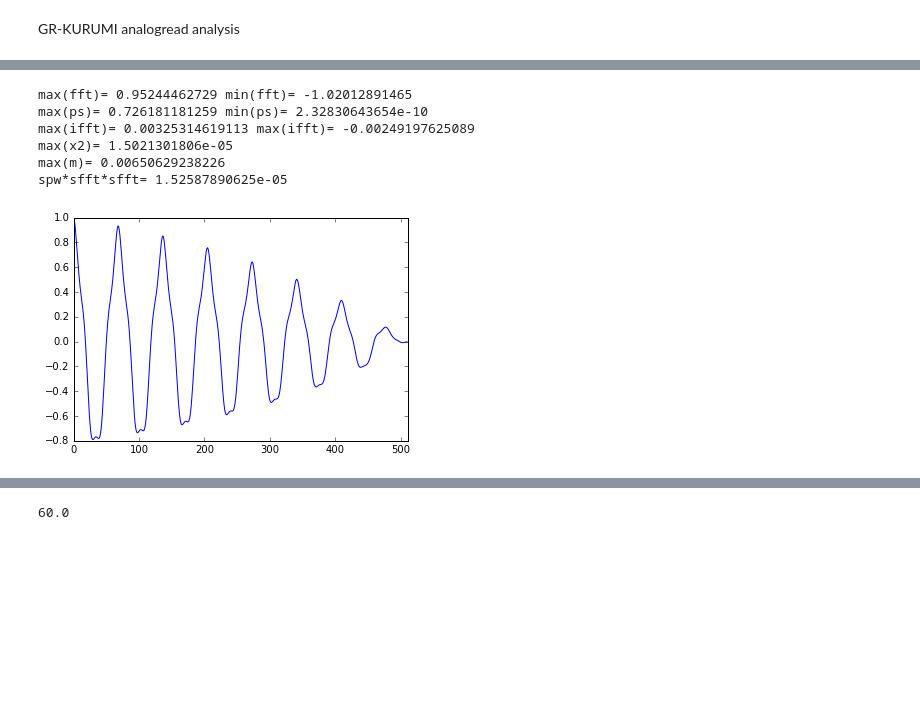
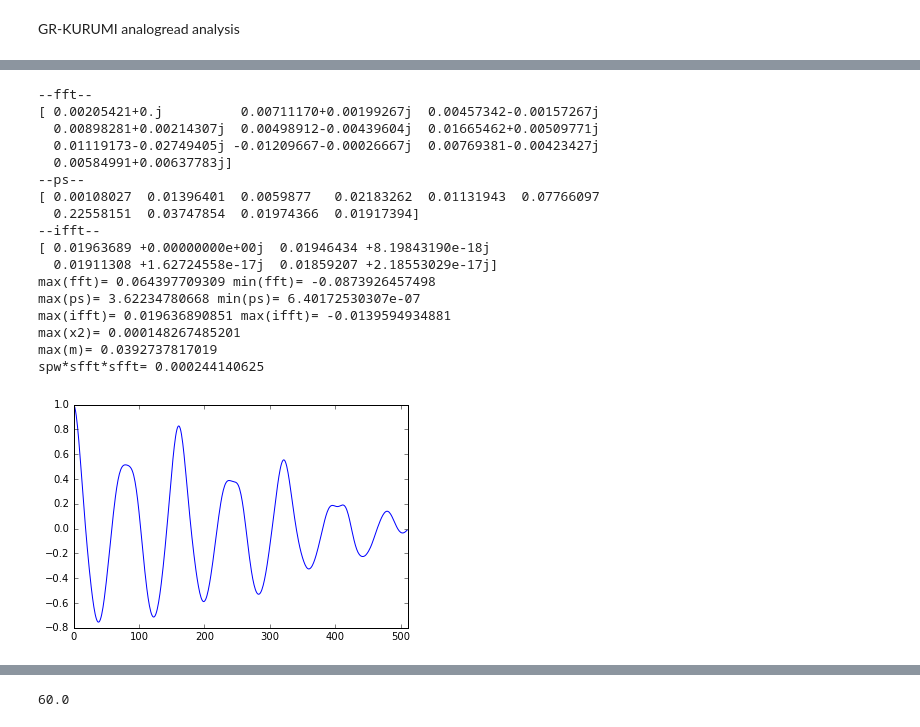
Before and after one commit to hamling-ling/OsakanaFFT, a Jupyter notebook: research/kurumi.ipynb, the cells around one changed output, grey strips where cells are left out. Drawn from its saved outputs; the diff is of its cells as text; code cells hidden in the pictures; blank space fills up the shorter version.

```diff
--- a/research/kurumi.ipynb
+++ b/research/kurumi.ipynb
@@ -8,12 +8,14 @@ GR-KURUMI analogread analysis
 # %%
 N=1024 #adc=N\2
 N2=int(N/2)
-data=np.loadtxt('kurumi_1024_LowE2.dat', delimiter=',')
+rawdata=np.loadtxt('kurumi_1024_LowE2.dat', delimiter=',')
+data=rawdata[0:N]
+data[N2:N]=512
+data=(data-512)/512
 ts = np.linspace(0,N-1,N);
-plt.plot(ts,data[0:N])
 
-sig=np.sin(5*2*np.pi * ts)+1
-sig=sig*512
-#plt.plot(ts,data[0:N], ts+55,data[0:N], ts,sig)
+sig=np.sin(5*2*np.pi * ts/N)
+#data[0:N2] = sig[0:N2]
+plt.plot(ts,data)
 plt.show()
 # %% [output]
@@ -27,13 +29,8 @@ def funcMsEx(_x2,_r0) :
         ms[i]=ms[i-1]-_x2[i-1]+_x2[N2+i]
     return ms[0:N2]
 # %%
-N=1024
-N2=int(N/2)
 x=data
-x=(x-512)/512
-x[N2:N] = np.zeros(N2)
-plt.plot(x)
-plt.show()
+
 # smarter way paper
 F=np.fft.fft(x)
 #plt.plot(np.real(F))
@@ -59,48 +55,59 @@ plt.plot(nsdf)
 #print("--x--")
 #print(x[0:10])
 
-sfft=2**-7
-spw=2**-2 # factor to adjust overflow if necessary
+sfft=(1/N)
+spw=2**8 # factor to adjust overflow if necessary
 
 # overflow considering
 F=np.fft.fft(x)*(sfft)                  #scale to avoid overflow here
-#print("--fft--")
-#print(F[0:10])
+print("--fft--")
+print(F[0:10])
 
 ps=np.real(F*np.conjugate(F))*spw  #multiply N to get better resolution
-#print("--ps--")
-#print(ps[0:10])
+print("--ps--")
+print(ps[0:10])
 
 ifftps=np.fft.ifft(ps)             #no scaling
-#print("--ifft--")
-#print(ifftps[0:4])
+print("--ifft--")
+print(ifftps[0:4])
 
 r=np.real(ifftps)
 x2=x*x*(spw*sfft*sfft)                       #avoid overflow
 
 m=funcMsEx(x2,r[0])
 r=r[0:N2]
 nsdf=2*r/(m)                       #avoid overflow here
 
 realarray = np.vectorize(lambda x: (x).real)
 realabsar=np.vectorize(lambda x:np.abs(x.real))
 print("max(fft)=", np.max(np.real(F)), "min(fft)=", np.min(np.real(F)))
 print("max(ps)=", np.max(ps), "min(ps)=", np.min(ps))
 print("max(ifft)=", np.max(np.real(ifftps)), "max(ifft)=", np.min(np.real(ifftps)))
 print("max(x2)=", np.max(np.absolute(x2)))
 print("max(m)=", np.max(m))
 print("spw*sfft*sfft=", spw*sfft*sfft)
 plt.plot(nsdf)
 plt.xlim([0,N2])
 plt.show()
 # %% [output]
-max(fft)= 0.95244462729 min(fft)= -1.02012891465
-max(ps)= 0.726181181259 min(ps)= 2.32830643654e-10
-max(ifft)= 0.00325314619113 max(ifft)= -0.00249197625089
-max(x2)= 1.5021301806e-05
-max(m)= 0.00650629238226
-spw*sfft*sfft= 1.52587890625e-05
+--fft--
+[ 0.00205421+0.j          0.00711170+0.00199267j  0.00457342-0.00157267j
+  0.00898281+0.00214307j  0.00498912-0.00439604j  0.01665462+0.00509771j
+  0.01119173-0.02749405j -0.01209667-0.00026667j  0.00769381-0.00423427j
+  0.00584991+0.00637783j]
+--ps--
+[ 0.00108027  0.01396401  0.0059877   0.02183262  0.01131943  0.07766097
+  0.22558151  0.03747854  0.01974366  0.01917394]
+--ifft--
+[ 0.01963689 +0.00000000e+00j  0.01946434 +8.19843190e-18j
+  0.01911308 +1.62724558e-17j  0.01859207 +2.18553029e-17j]
+max(fft)= 0.064397709309 min(fft)= -0.0873926457498
+max(ps)= 3.62234780668 min(ps)= 6.40172530307e-07
+max(ifft)= 0.019636890851 max(ifft)= -0.0139594934881
+max(x2)= 0.000148267485201
+max(m)= 0.0392737817019
+spw*sfft*sfft= 0.000244140625
-[figure, old version]
+[figure, new version]
 # %%
 print(ts)
 tavg=np.average(ts)
```
Also changed, not shown: parts of 6 cells of this notebook.
